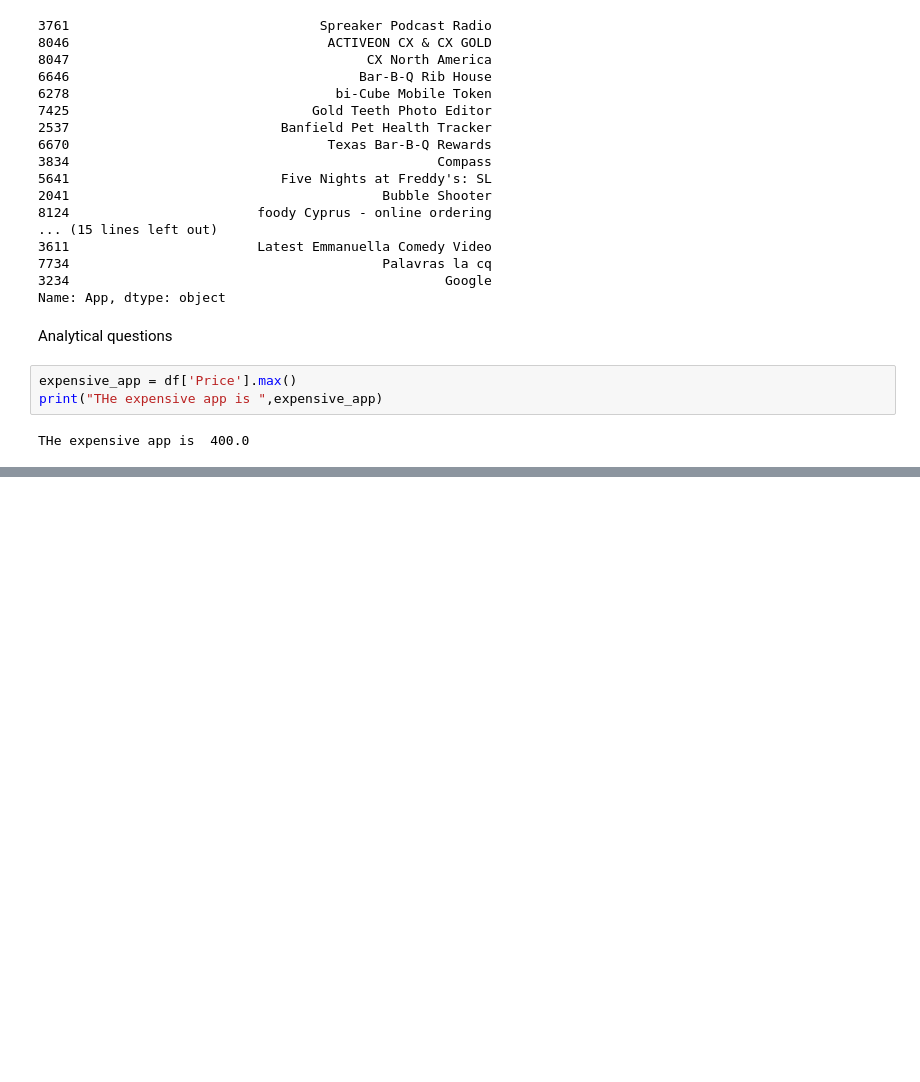
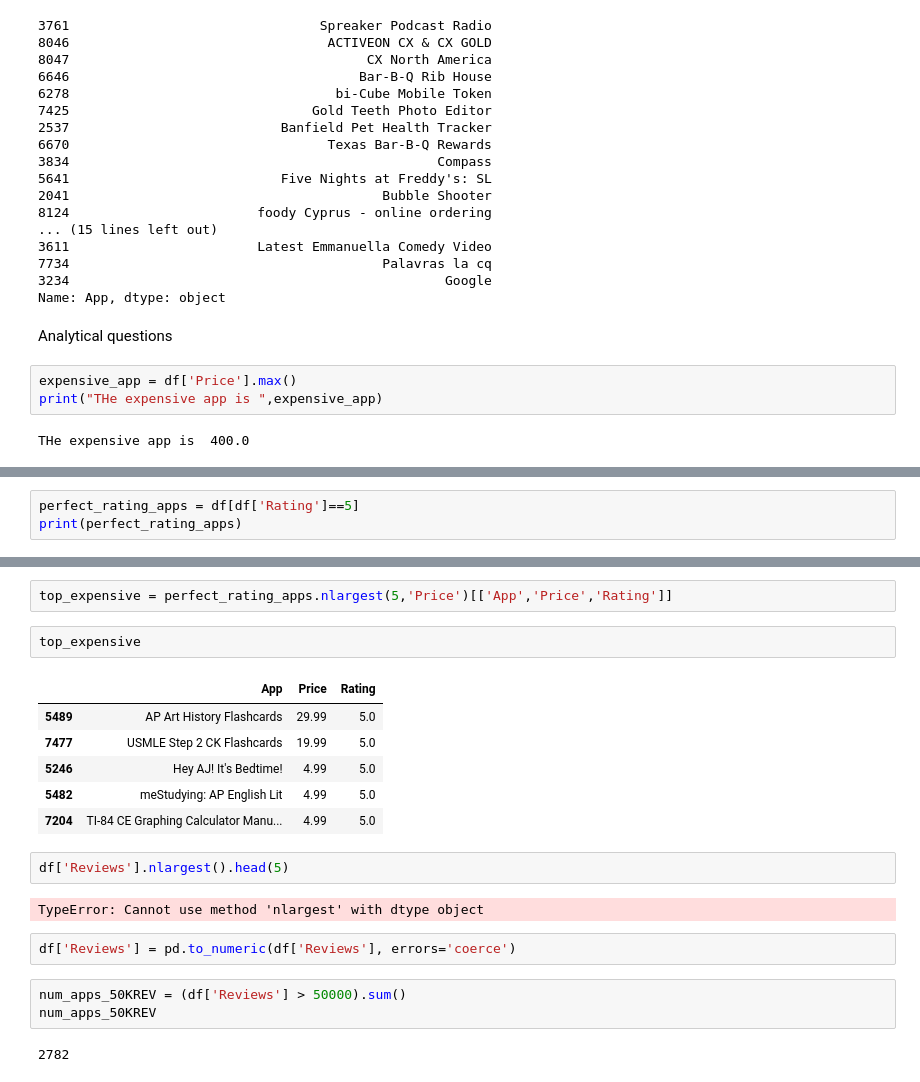
Before and after one commit to Hatemalii/SystemEmployee, a Jupyter notebook: depi semi project baraa/the assignment.ipynb, the cells around one changed output, grey strips where cells are left out. Cells and saved outputs as stored; diff of their text form; blank space fills up the shorter version.

```diff
--- a/depi semi project baraa/the assignment.ipynb
+++ b/depi semi project baraa/the assignment.ipynb
@@ -612,0 +711,3 @@ THe expensive app is  400.0
+# %%
+perfect_rating_apps = df[df['Rating']==5]
+print(perfect_rating_apps)
@@ -612,0 +734,22 @@ THe expensive app is  400.0
+# %%
+top_expensive = perfect_rating_apps.nlargest(5,'Price')[['App','Price','Rating']]
+# %%
+top_expensive
+# %% [output]
+|  | App | Price | Rating |
+| 5489 | AP Art History Flashcards | 29.99 | 5.0 |
+| 7477 | USMLE Step 2 CK Flashcards | 19.99 | 5.0 |
+| 5246 | Hey AJ! It's Bedtime! | 4.99 | 5.0 |
+| 5482 | meStudying: AP English Lit | 4.99 | 5.0 |
+| 7204 | TI-84 CE Graphing Calculator Manu... | 4.99 | 5.0 |
+# %%
+df['Reviews'].nlargest().head(5)
+# %% [output]
+TypeError: Cannot use method 'nlargest' with dtype object
+# %%
+df['Reviews'] = pd.to_numeric(df['Reviews'], errors='coerce')
+# %%
+num_apps_50KREV = (df['Reviews'] > 50000).sum()
+num_apps_50KREV
+# %% [output]
+2782
```
Also changed, not shown: parts of 24 cells of this notebook.
